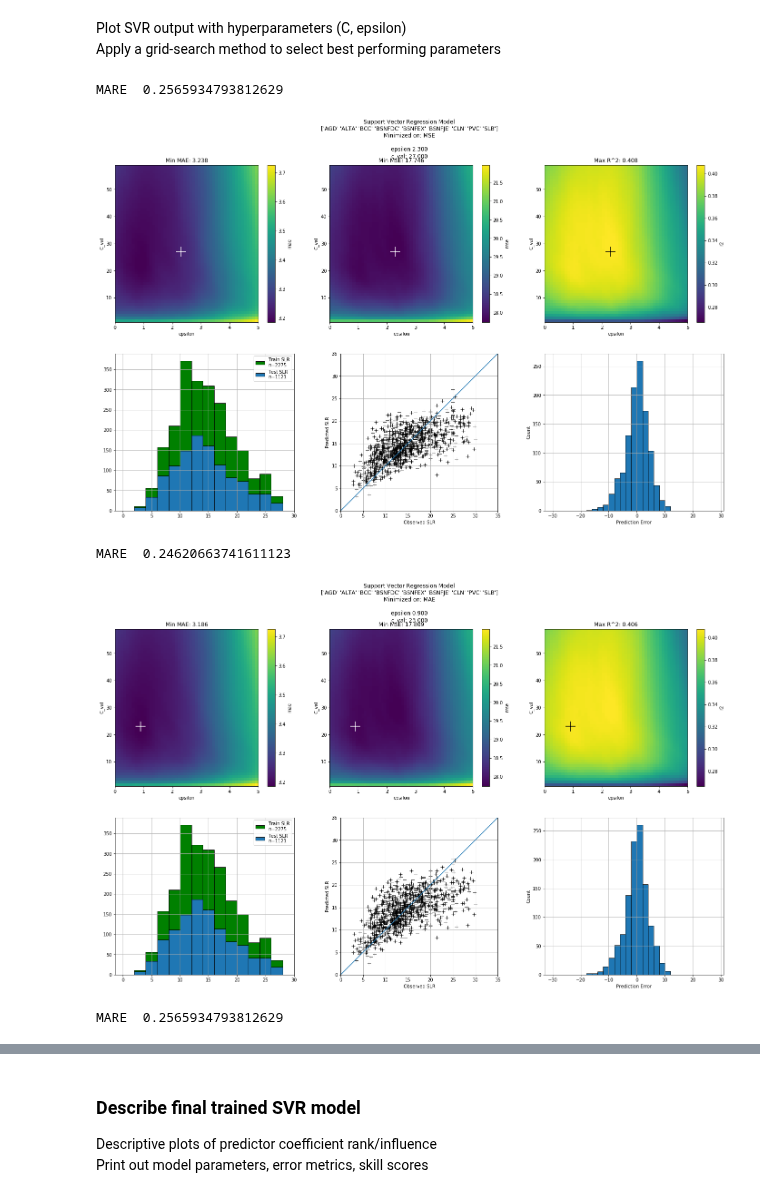
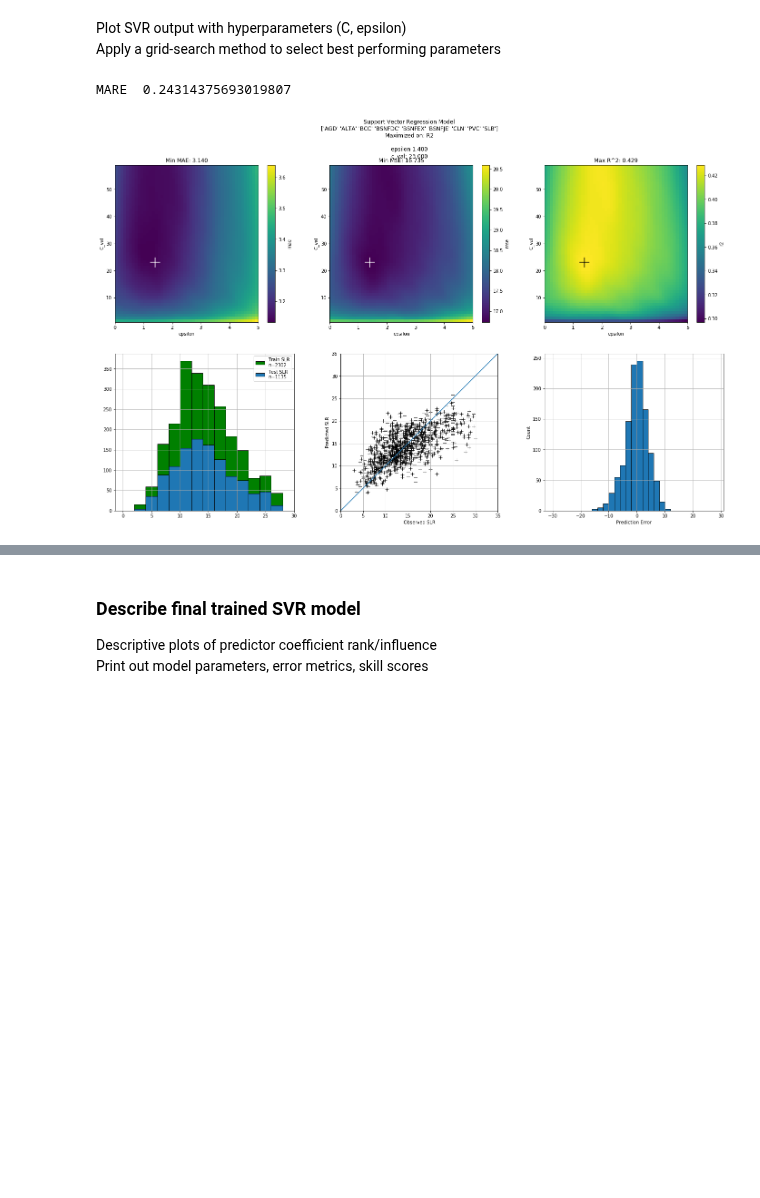
Before and after one commit to m-wessler/snow-liquid-ratio, a Jupyter notebook: core/train_SVR.ipynb, the cells around one changed output, grey strips where cells are left out. Drawn from its saved outputs; the diff is of its cells as text; code cells hidden in the pictures; blank space fills up the shorter version.

```diff
--- a/core/train_SVR.ipynb
+++ b/core/train_SVR.ipynb
@@ -135,12 +89,13 @@ for f in flist:
 
     df = pd.read_pickle(f)
 
-    # keys = ['slr%d'%interval, 'swe%d_mm'%interval]
+    exclude_keys = ['VO', 'Z', 'W'] #['Z', '2T', 'TSFC', 'CAPE', 'VO', 'W', 'V', 'U']
+    exclude_keys = np.array([[k if ex in k[:len(ex)] else np.nan
+                              for ex in exclude_keys] for k in df.keys()])
+    exclude_keys = exclude_keys.flatten()
+    exclude_keys = exclude_keys[exclude_keys != 'nan']
+
     keys = ['slr', 'swe_mm']
-
-#     keys.extend(np.hstack([[k for k in df.keys()
-#                   if ((vt in k) & (k.split('_')[0] in gfs_keys))]
-#                  for vt in use_var_type]))
 
     keys.extend(np.hstack([[k for k in df.keys() if vt in k] for vt in use_var_type]))
 
@@ -613,6 +568,10 @@ Implement a K-Fold Cross Validation to assess model performance (Optional, recom
 # %% [markdown]
 Make the SVR model multiprocess friendly
 # %%
+def MARE(y_true, y_pred):
+    y_true, y_pred = np.array(y_true), np.array(y_pred)
+    return np.mean(np.abs((y_true - y_pred) / y_true))
+
 def SVR_mp(_params):
 
     print('.', end='')
@@ -635,8 +594,9 @@ def SVR_mp(_params):
     _r2 = _model.score(X_test_norm, y_test) #sklearn.metrics.r2_score(y_test.values.flatten(), test_predictions)
     _mse = sklearn.metrics.mean_squared_error(y_test.values.flatten(), test_predictions)
     _mae = sklearn.metrics.mean_absolute_error(y_test.values.flatten(), test_predictions)
+    _mare = MARE(y_true, y_pred)
 
-    return (_i, _j, _C, _e, _r2, _mae, _mse, _model)
+    return (_i, _j, _C, _e, _r2, _mae, _mse, _mare, _model)
 # %%
 import multiprocessing as mp
 from sklearn.svm import SVR
@@ -653,6 +613,7 @@ params = {}
 params['r2'] = np.zeros((len(crange), len(erange)))
 params['mae'] = np.zeros((len(crange), len(erange)))
 params['mse'] = np.zeros((len(crange), len(erange)))
+params['mare'] = np.zeros((len(crange), len(erange)))
 params['model'] = np.empty((len(crange), len(erange)), dtype='object')
 params['epsilon'] = np.zeros((len(crange), len(erange)))
 params['C'] = np.zeros((len(crange), len(erange)))
@@ -677,12 +638,13 @@ with mp.get_context('fork').Pool(64) as p:
 
 for item in mp_returns:
 
-    i, j, C, e, r2, mae, mse, model = item
+    i, j, C, e, r2, mae, mse, mare, model = item
     i, j = int(i), int(j)
 
     params['r2'][i, j] = r2
     params['mse'][i, j] = mse
     params['mae'][i, j] = mae
+    params['mare'][i, j] = mare
     params['model'][i, j] = model
     params['epsilon'][i, j] = e
     params['C'][i, j] = C
@@ -697,14 +659,11 @@ Apply a grid-search method to select best performing parameters
 min_on, indexer, _ = 'R2', np.where(params['r2'] == params['r2'].max()), params['r2'].max()
 min_on, indexer, _ = 'MAE', np.where(params['mae'] == params['mae'].min()), params['mae'].min()
 min_on, indexer, _ = 'MSE', np.where(params['mse'] == params['mse'].min()), params['mse'].min()
+min_on, indexer, _ = 'MARE', np.where(params['mare'] == params['mare'].min()), params['mare'].min()
 
-def MARE(y_true, y_pred):
-    y_true, y_pred = np.array(y_true), np.array(y_pred)
-    return np.mean(np.abs((y_true - y_pred) / y_true))
+for min_on in ['r2']:
 
-for min_on in ['mse', 'mae', 'r2']:
-
-    if min_on in ['mse', 'mae']:
+    if min_on in ['mse', 'mae', 'mare']:
         min_max = 'Minimized'
         indexer = np.where(params[min_on] == params[min_on].min())
     elif min_on in ['r2']:
@@ -755,35 +714,32 @@ for min_on in ['mse', 'mae', 'r2']:
     ax.hist(y_train, bins=np.arange(0, maxslr, 2), color='g', edgecolor='k', alpha=1.0, label='Train SLR\nn=%d'%len(y_train))
     ax.hist(y_test, bins=np.arange(0, maxslr, 2), color='C0', edgecolor='k', alpha=1.0, label='Test SLR\nn=%d'%len(y_test))
     ax.legend()
 
     ax.set_xticks(np.arange(0, maxslr+1, 5))
     ax.set_xticklabels(np.arange(0, maxslr+1, 5).astype(int))
     ax.grid()
 
     ax = axs[4]
     maxslr = test_predictions.max() if test_predictions.max() > y_test.max() else y_test.max()
     maxslr += 5
     ax.scatter(y_test, test_predictions, c='k', s=50, marker='+', linewidth=0.75)
     ax.set_xlabel('Observed SLR')
     ax.set_ylabel('Predicted SLR')
     ax.plot([0, maxslr], [0, maxslr])
     ax.set_xlim([0, maxslr])
     ax.set_ylim([0, maxslr])
     ax.set_aspect('equal')
     ax.grid()
 
     ax = axs[5]
     error = test_predictions - y_test
     ax.hist(error, bins=np.arange(-30, 30, 2), edgecolor='k')
     ax.set_xlabel('Prediction Error')
     ax.set_ylabel('Count')
     ax.grid()
 
     plt.suptitle('Support Vector Regression Model\n%s\n%s on: %s\n\nepsilon %.3f\nc_val: %.3f'%(site_list, min_max, min_on.upper(), params['epsilon'][r, c], params['C'][r, c]))
     plt.show()
 # %% [output]
-MARE  0.2565934793812629
+MARE  0.24314375693019807
-[figure, old version]
+[figure, new version]
-MARE  0.24620663741611123
-[figure, removed]
-MARE  0.2565934793812629
```
Also changed, not shown: parts of 19 cells of this notebook, 2 other files.
